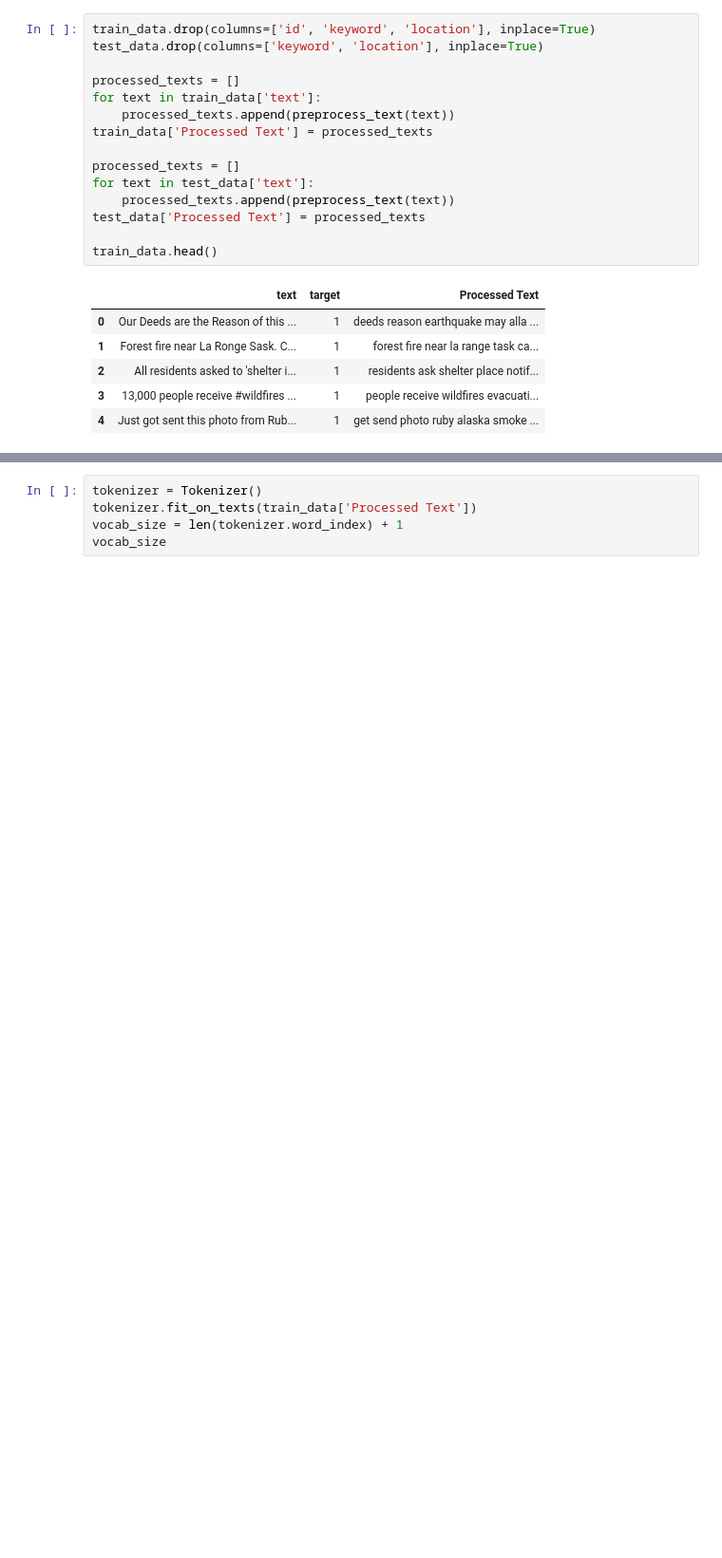
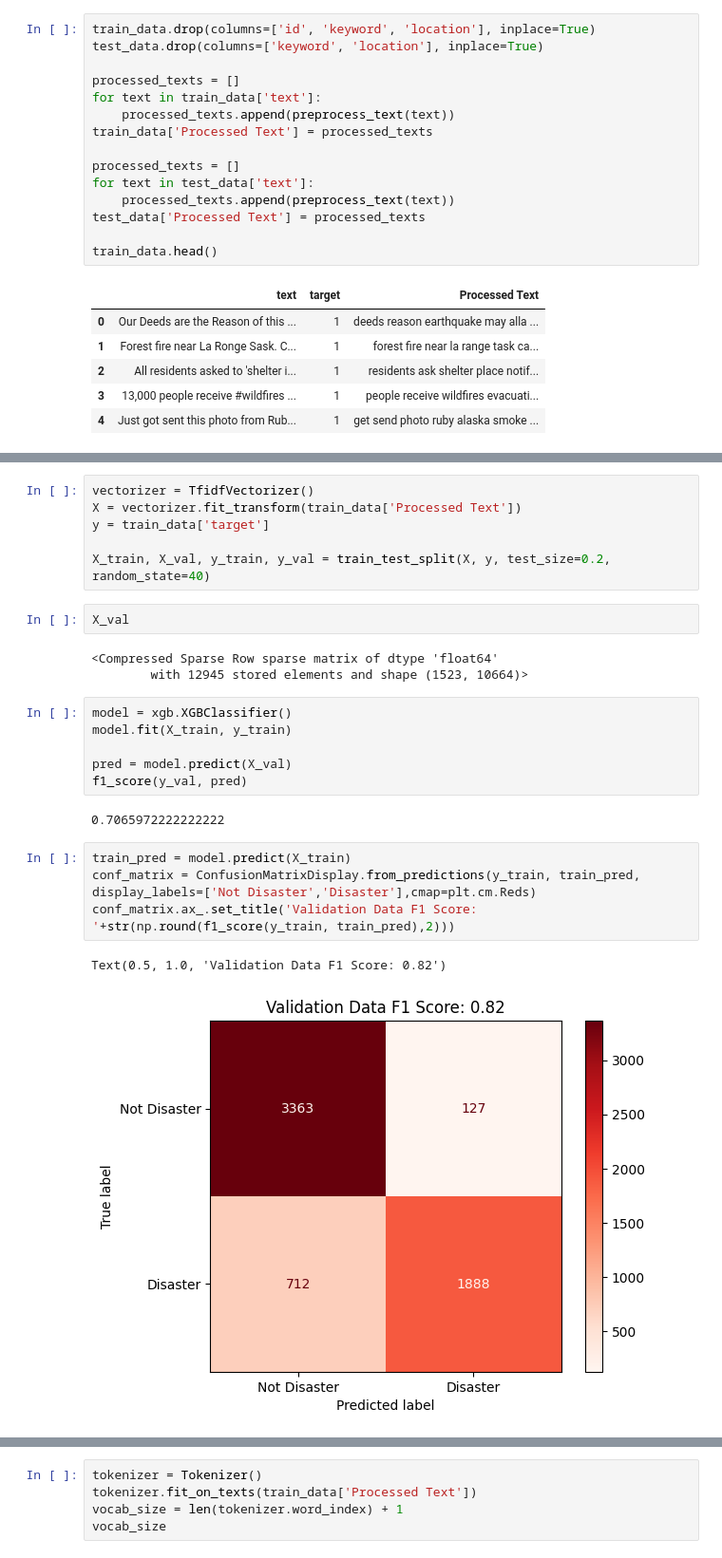
Before and after one commit to AshvinSehgal/AI-ML, a Jupyter notebook: NLP with Disaster Tweets/NLP-with-disaster-tweets.ipynb, the cells around one changed output, grey strips where cells are left out. Shown at 95% size. Drawn from its saved outputs; the diff is of its cells as text; blank space fills up the shorter version.

```diff
--- a/NLP with Disaster Tweets/NLP-with-disaster-tweets.ipynb
+++ b/NLP with Disaster Tweets/NLP-with-disaster-tweets.ipynb
@@ -113,0 +117,26 @@ plt.axis('off')
+# %%
+vectorizer = TfidfVectorizer()
+X = vectorizer.fit_transform(train_data['Processed Text'])
+y = train_data['target']
+
+X_train, X_val, y_train, y_val = train_test_split(X, y, test_size=0.2, random_state=40)
+# %%
+X_val
+# %% [output]
+<Compressed Sparse Row sparse matrix of dtype 'float64'
+        with 12945 stored elements and shape (1523, 10664)>
+# %%
+model = xgb.XGBClassifier()
+model.fit(X_train, y_train)
+
+pred = model.predict(X_val)
+f1_score(y_val, pred)
+# %% [output]
+0.7065972222222222
+# %%
+train_pred = model.predict(X_train)
+conf_matrix = ConfusionMatrixDisplay.from_predictions(y_train, train_pred, display_labels=['Not Disaster','Disaster'],cmap=plt.cm.Reds)
+conf_matrix.ax_.set_title('Validation Data F1 Score: '+str(np.round(f1_score(y_train, train_pred),2)))
+# %% [output]
+Text(0.5, 1.0, 'Validation Data F1 Score: 0.82')
+[figure, added]
```
Also changed, not shown: parts of 3 cells of this notebook, 6 other files.
